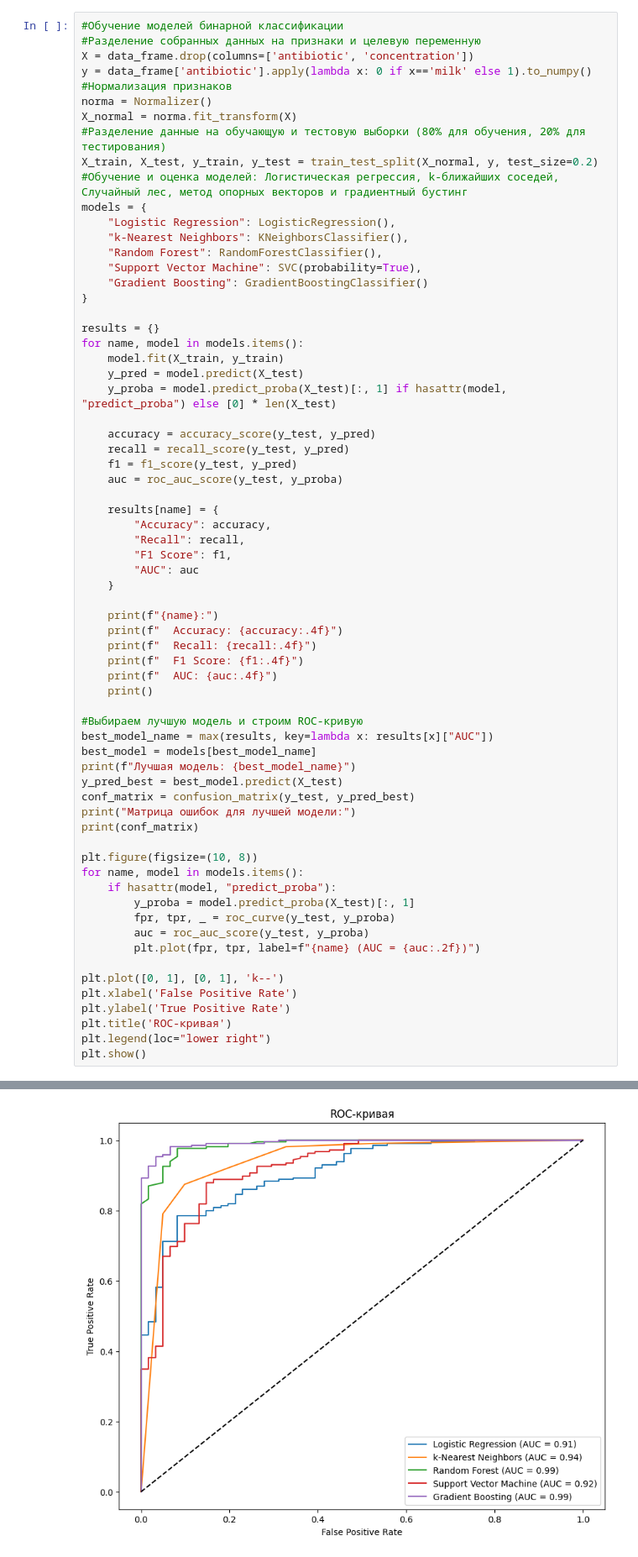
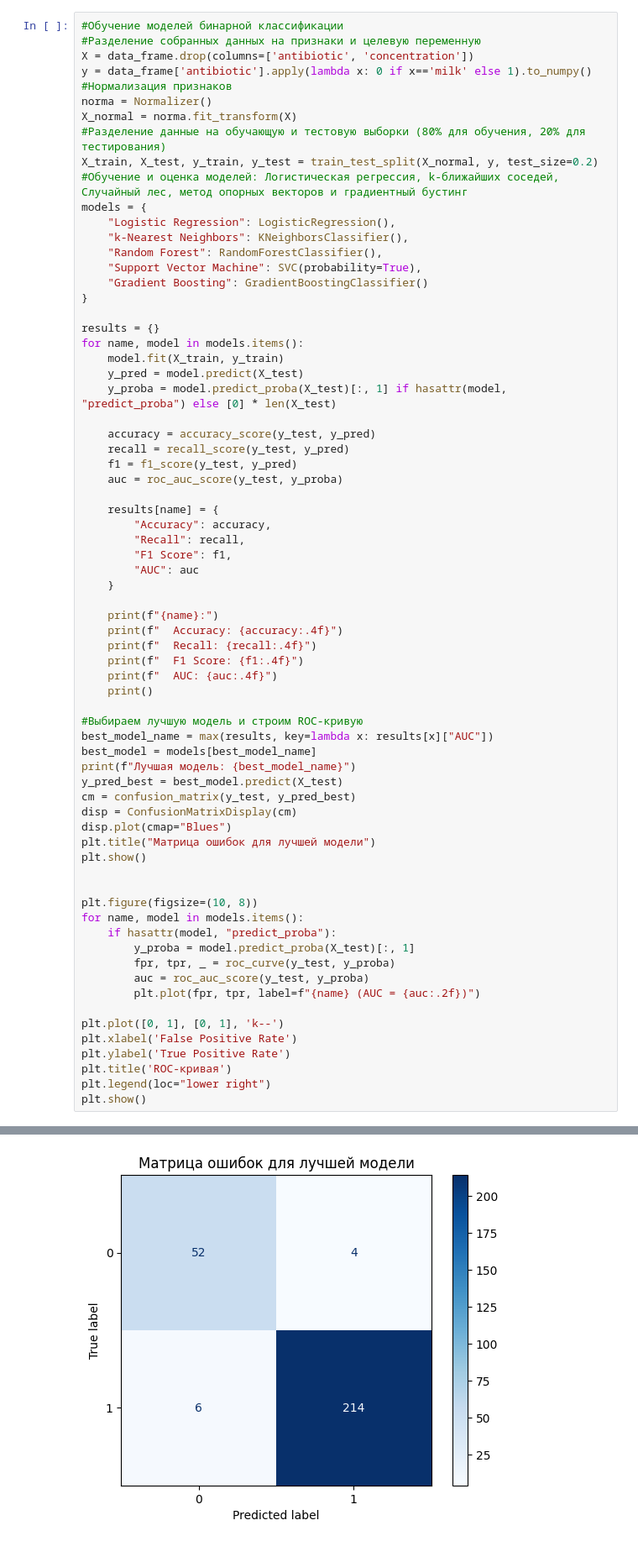
Before and after one commit to Danikidzo/milk-project, a Jupyter notebook: milker.ipynb, the cells around one changed output, grey strips where cells are left out. Shown at 84% size. Drawn from its saved outputs; the diff is of its cells as text.

```diff
--- a/milker.ipynb
+++ b/milker.ipynb
@@ -100,9 +100,12 @@ best_model_name = max(results, key=lambda x: results[x]["AUC"])
 best_model = models[best_model_name]
 print(f"Лучшая модель: {best_model_name}")
 y_pred_best = best_model.predict(X_test)
-conf_matrix = confusion_matrix(y_test, y_pred_best)
-print("Матрица ошибок для лучшей модели:")
-print(conf_matrix)
+cm = confusion_matrix(y_test, y_pred_best)
+disp = ConfusionMatrixDisplay(cm)
+disp.plot(cmap="Blues")
+plt.title("Матрица ошибок для лучшей модели")
+plt.show()
+
 
 plt.figure(figsize=(10, 8))
 for name, model in models.items():
@@ -139 +142 @@ k-Nearest Neighbors:
-[figure, old version]
+[figure, new version]
```
Also changed, not shown: parts of 3 cells of this notebook.
